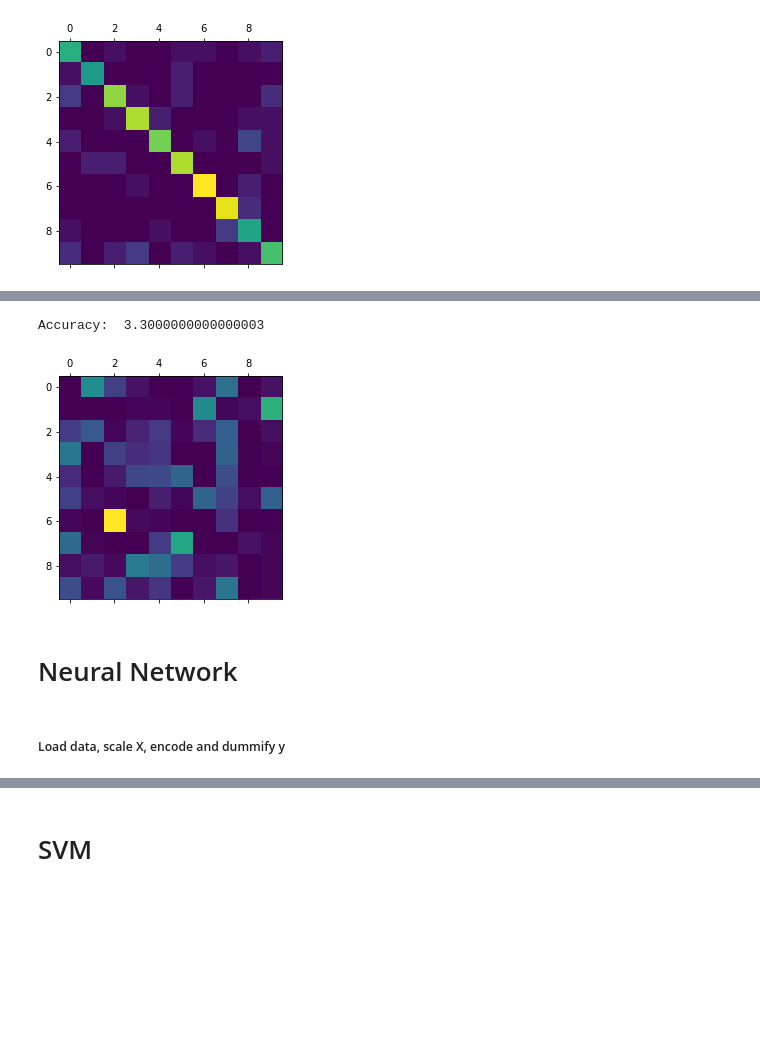
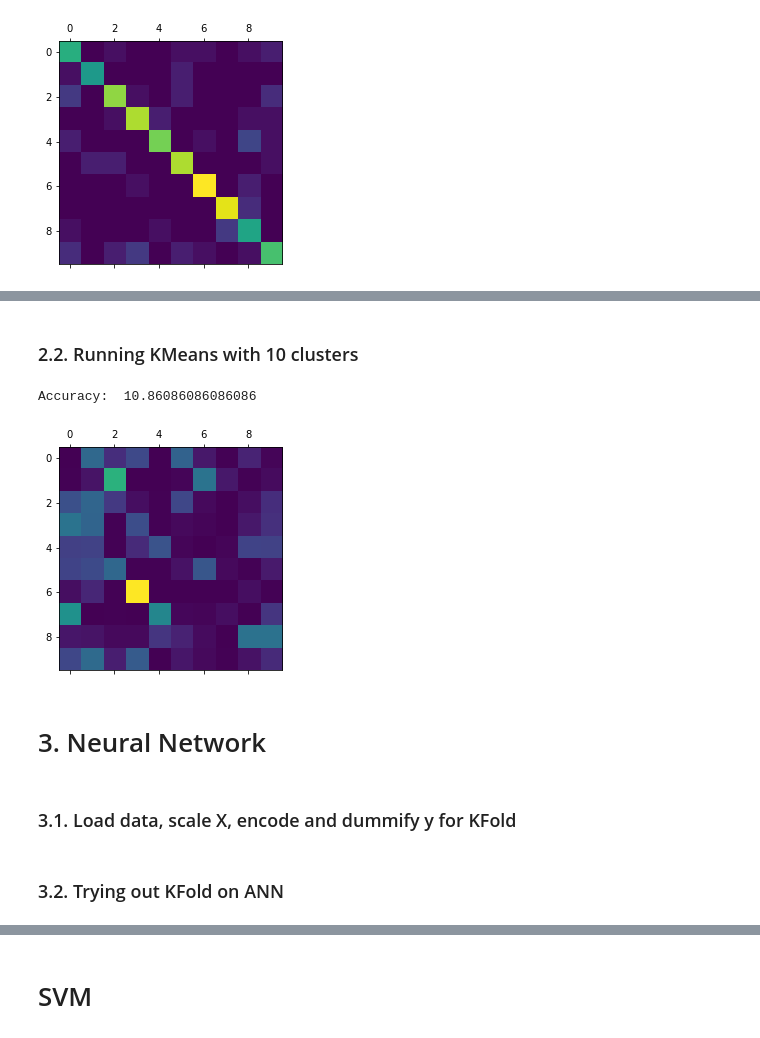
Before and after one commit to Mahesha999/music_genre_classification, a Jupyter notebook: music_genre_classification.ipynb, the cells around one changed output, grey strips where cells are left out. Saved outputs shown, nothing was run; the diff lists cells and outputs as text; code cells hidden in the pictures; blank space fills up the shorter version.

```diff
--- a/music_genre_classification.ipynb
+++ b/music_genre_classification.ipynb
@@ -47,12 +48,14 @@ Let number of clusters be 6.
-# %%
-fit_predict_print_unsupervised(kmeans_fit_predict,X,X,y)
-# %% [output]
-Accuracy:  3.3000000000000003
-[figure, removed]
+# %% [markdown]
+### 2.2. Running KMeans with 10 clusters
+# %%
+fit_predict_print_unsupervised(kmeans_fit_predict, X_train_1, X_test_1, y_test_1)
+# %% [output]
+Accuracy:  10.86086086086086
+[figure, added]
 # %% [markdown]
-# Neural Network
+# 3. Neural Network
 # %%
 from ann import *
 # %% [markdown]
-##### Load data, scale X, encode and dummify y
+### 3.1. Load data, scale X, encode and dummify y for KFold
 # %%
@@ -60 +64,3 @@ X, y = load_preprocess_xy(0, True, True, True)
+# %% [markdown]
+### 3.2.  Trying out KFold on ANN
 # %%
```
Also changed, not shown: parts of 18 cells of this notebook, 2 other files.
